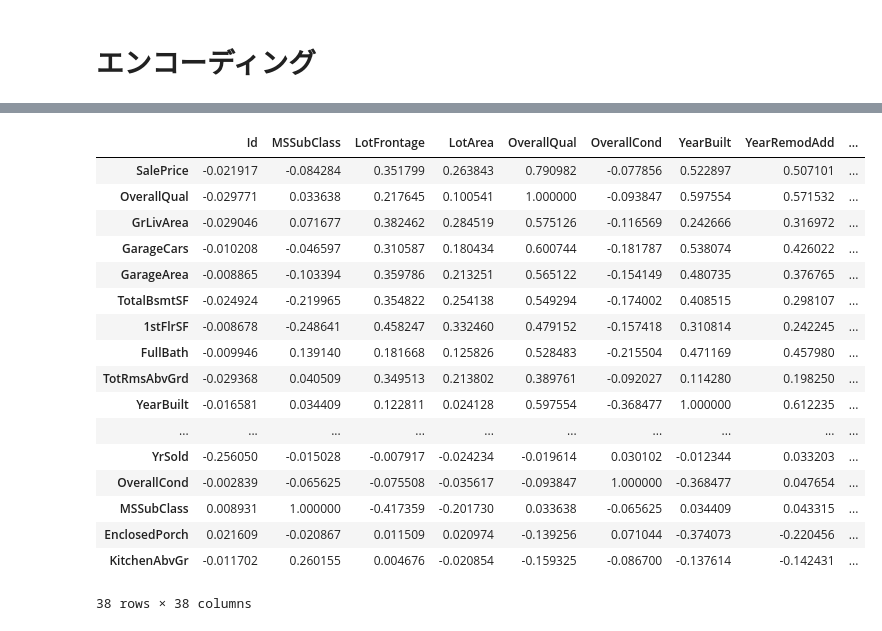
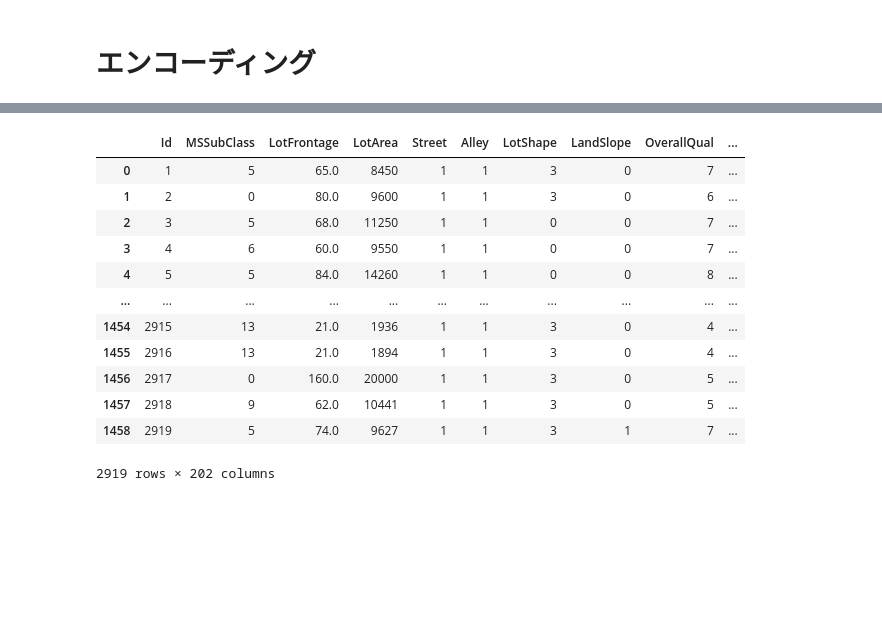
Before and after one commit to ueno-cmd/houseprice, a Jupyter notebook: house_price.ipynb, the cells around one changed output, grey strips where cells are left out. Cells and saved outputs as stored; diff of their text form; code cells hidden in the pictures; blank space fills up the shorter version.

```diff
--- a/house_price.ipynb
+++ b/house_price.ipynb
@@ -247,0 +190,2 @@ for col in ("LotFrontage", "MasVnrArea", "BsmtFinSF1", "BsmtFinSF2", "BsmtUnfSF"
+# %%
+connection_df["LotFrontage"] = connection_df["LotFrontage"].fillna(connection_df["LotFrontage"].mode()[0])
@@ -248,12 +212,5 @@ for col in ("LotFrontage", "MasVnrArea", "BsmtFinSF1", "BsmtFinSF2", "BsmtUnfSF"
 # %% [markdown]
 # 数値型と小数点型のみのデータでヒートマップを作成
-# %%
-connection_df = connection_df.astype({"LotFrontage": "float64", "MasVnrArea": "float64",
-                                      "BsmtFinSF1": "float64" , "BsmtFinSF2": "float64",
-                                      "BsmtUnfSF": "float64", "TotalBsmtSF": "float64",
-                                      "BsmtFullBath": "float64", "BsmtHalfBath": "float64",
-                                      "GarageYrBlt": "float64","GarageCars": "float64",
-                                      "GarageArea": "float64", "SalePrice": "float64"})
 # %%
 connection_df.dtypes
 # %% [output]
@@ -367,12 +281,9 @@ array([[<Axes: xlabel='OverallQual', ylabel='OverallQual'>,
 # %% [markdown]
 # エンコーディング
-# %%
-# 不要行の削除
-connection_df = connection_df.drop(["Utilities", "OverallQual", "FullBath", "TotRmsAbvGrd", "GarageArea"], axis=1)
 # %%
 # ラベルエンコーディング
 from sklearn.preprocessing import LabelEncoder
-cols = ('FireplaceQu', 'BsmtQual', 'BsmtCond', 'GarageCond',
+cols = ('FireplaceQu', 'BsmtQual', 'BsmtCond', 'GarageQual', 'GarageCond',
         'ExterQual', 'ExterCond','HeatingQC', 'PoolQC', 'KitchenQual', 'BsmtFinType1',
         'BsmtFinType2', 'Functional', 'Fence', 'BsmtExposure', 'GarageFinish', 'LandSlope',
         'LotShape', 'PavedDrive', 'Street', 'Alley', 'CentralAir', 'MSSubClass', 'OverallCond',
@@ -405,23 +297,18 @@ connection_df[['FireplaceQu', 'BsmtQual', 'BsmtCond', 'GarageCond',
 # ワンホットエンコーディング（ラベルエンコーディング済みのものは対象外になる）
 connection_df = pd.get_dummies(connection_df, drop_first=True)
 # %%
-corr.sort_values("SalePrice", ascending=False)
+connection_df
 # %% [output]
-|  | Id | MSSubClass | LotFrontage | LotArea | OverallQual | OverallCond | YearBuilt | YearRemodAdd | ... |
-| SalePrice | -0.021917 | -0.084284 | 0.351799 | 0.263843 | 0.790982 | -0.077856 | 0.522897 | 0.507101 | ... |
-| OverallQual | -0.029771 | 0.033638 | 0.217645 | 0.100541 | 1.000000 | -0.093847 | 0.597554 | 0.571532 | ... |
-| GrLivArea | -0.029046 | 0.071677 | 0.382462 | 0.284519 | 0.575126 | -0.116569 | 0.242666 | 0.316972 | ... |
-| GarageCars | -0.010208 | -0.046597 | 0.310587 | 0.180434 | 0.600744 | -0.181787 | 0.538074 | 0.426022 | ... |
-| GarageArea | -0.008865 | -0.103394 | 0.359786 | 0.213251 | 0.565122 | -0.154149 | 0.480735 | 0.376765 | ... |
-| TotalBsmtSF | -0.024924 | -0.219965 | 0.354822 | 0.254138 | 0.549294 | -0.174002 | 0.408515 | 0.298107 | ... |
-| 1stFlrSF | -0.008678 | -0.248641 | 0.458247 | 0.332460 | 0.479152 | -0.157418 | 0.310814 | 0.242245 | ... |
-| FullBath | -0.009946 | 0.139140 | 0.181668 | 0.125826 | 0.528483 | -0.215504 | 0.471169 | 0.457980 | ... |
-| TotRmsAbvGrd | -0.029368 | 0.040509 | 0.349513 | 0.213802 | 0.389761 | -0.092027 | 0.114280 | 0.198250 | ... |
-| YearBuilt | -0.016581 | 0.034409 | 0.122811 | 0.024128 | 0.597554 | -0.368477 | 1.000000 | 0.612235 | ... |
-| ... | ... | ... | ... | ... | ... | ... | ... | ... | ... |
-| YrSold | -0.256050 | -0.015028 | -0.007917 | -0.024234 | -0.019614 | 0.030102 | -0.012344 | 0.033203 | ... |
-| OverallCond | -0.002839 | -0.065625 | -0.075508 | -0.035617 | -0.093847 | 1.000000 | -0.368477 | 0.047654 | ... |
-| MSSubClass | 0.008931 | 1.000000 | -0.417359 | -0.201730 | 0.033638 | -0.065625 | 0.034409 | 0.043315 | ... |
-| EnclosedPorch | 0.021609 | -0.020867 | 0.011509 | 0.020974 | -0.139256 | 0.071044 | -0.374073 | -0.220456 | ... |
-| KitchenAbvGr | -0.011702 | 0.260155 | 0.004676 | -0.020854 | -0.159325 | -0.086700 | -0.137614 | -0.142431 | ... |
+|  | Id | MSSubClass | LotFrontage | LotArea | Street | Alley | LotShape | LandSlope | OverallQual | ... |
+| 0 | 1 | 5 | 65.0 | 8450 | 1 | 1 | 3 | 0 | 7 | ... |
+| 1 | 2 | 0 | 80.0 | 9600 | 1 | 1 | 3 | 0 | 6 | ... |
+| 2 | 3 | 5 | 68.0 | 11250 | 1 | 1 | 0 | 0 | 7 | ... |
+| 3 | 4 | 6 | 60.0 | 9550 | 1 | 1 | 0 | 0 | 7 | ... |
+| 4 | 5 | 5 | 84.0 | 14260 | 1 | 1 | 0 | 0 | 8 | ... |
+| ... | ... | ... | ... | ... | ... | ... | ... | ... | ... | ... |
+| 1454 | 2915 | 13 | 21.0 | 1936 | 1 | 1 | 3 | 0 | 4 | ... |
+| 1455 | 2916 | 13 | 21.0 | 1894 | 1 | 1 | 3 | 0 | 4 | ... |
+| 1456 | 2917 | 0 | 160.0 | 20000 | 1 | 1 | 3 | 0 | 5 | ... |
+| 1457 | 2918 | 9 | 62.0 | 10441 | 1 | 1 | 3 | 0 | 5 | ... |
+| 1458 | 2919 | 5 | 74.0 | 9627 | 1 | 1 | 3 | 1 | 7 | ... |
-38 rows × 38 columns
+2919 rows × 202 columns
```
Also changed, not shown: parts of 35 cells of this notebook, 2 other files.
